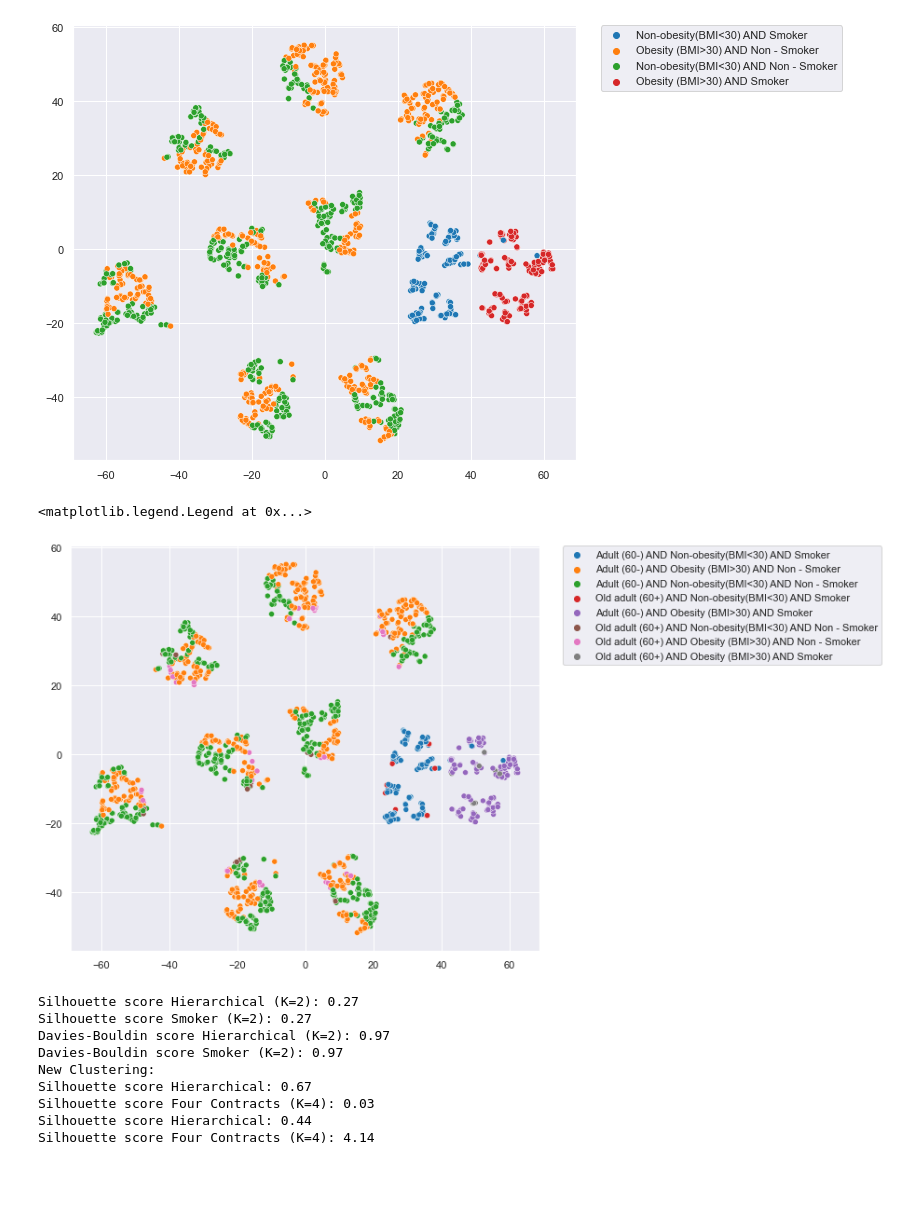
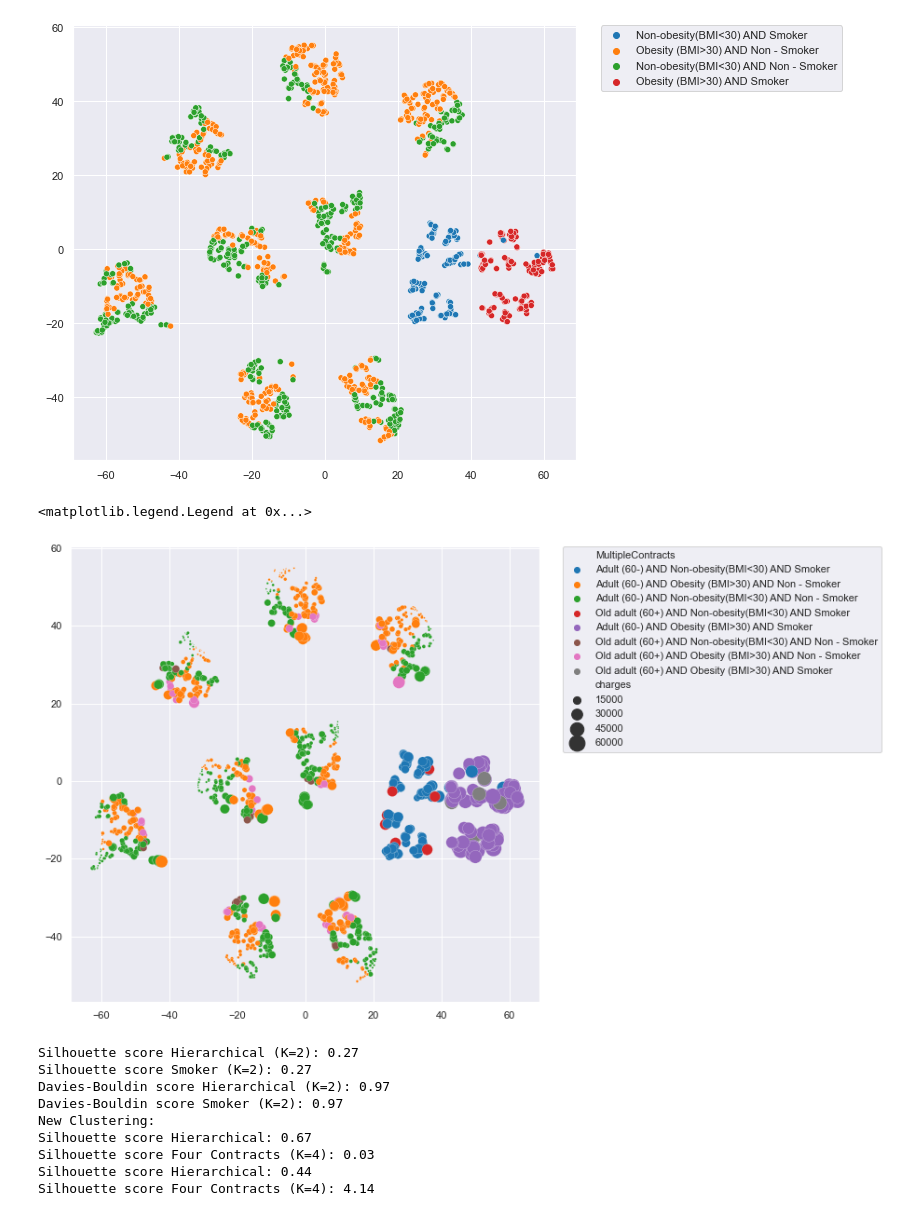
Before and after one commit to renatoquiliche/Insurance-Mathematics-Economics-ADR, a Jupyter notebook: Scripts/Python Code/Clustering_partitions_interpretation.ipynb, the cells around one changed output. Cells and saved outputs as stored; diff of their text form; code cells hidden in the pictures; blank space fills up the shorter version.

```diff
--- a/Scripts/Python Code/Clustering_partitions_interpretation.ipynb
+++ b/Scripts/Python Code/Clustering_partitions_interpretation.ipynb
@@ -327,13 +327,13 @@ plt.legend(bbox_to_anchor=(1.05, 1), loc=2, borderaxespad=0.)
 <matplotlib.legend.Legend at 0x...>
 [figure]
 # %%
-plt.figure(figsize=(9,8))
-sns.scatterplot(x=vecs_list_tsne[:,0],y=vecs_list_tsne[:,1],
-                hue=input_simulation['MultipleContracts'],alpha=1, palette='tab10')
+plt.figure(figsize=(9,9))
+sns.scatterplot(x=vecs_list_tsne[:,0],y=vecs_list_tsne[:,1], sizes=(0, 300),
+                hue=input_simulation['MultipleContracts'],alpha=1, palette='tab10', size=data_insurance['charges'])
 plt.legend(bbox_to_anchor=(1.05, 1), loc=2, borderaxespad=0.)
 # %% [output]
 <matplotlib.legend.Legend at 0x...>
-[figure, old version]
+[figure, new version]
 # %%
 from sklearn.preprocessing import OrdinalEncoder
 
```
Also changed, not shown: parts of 1 cell of this notebook, 2 other files.
